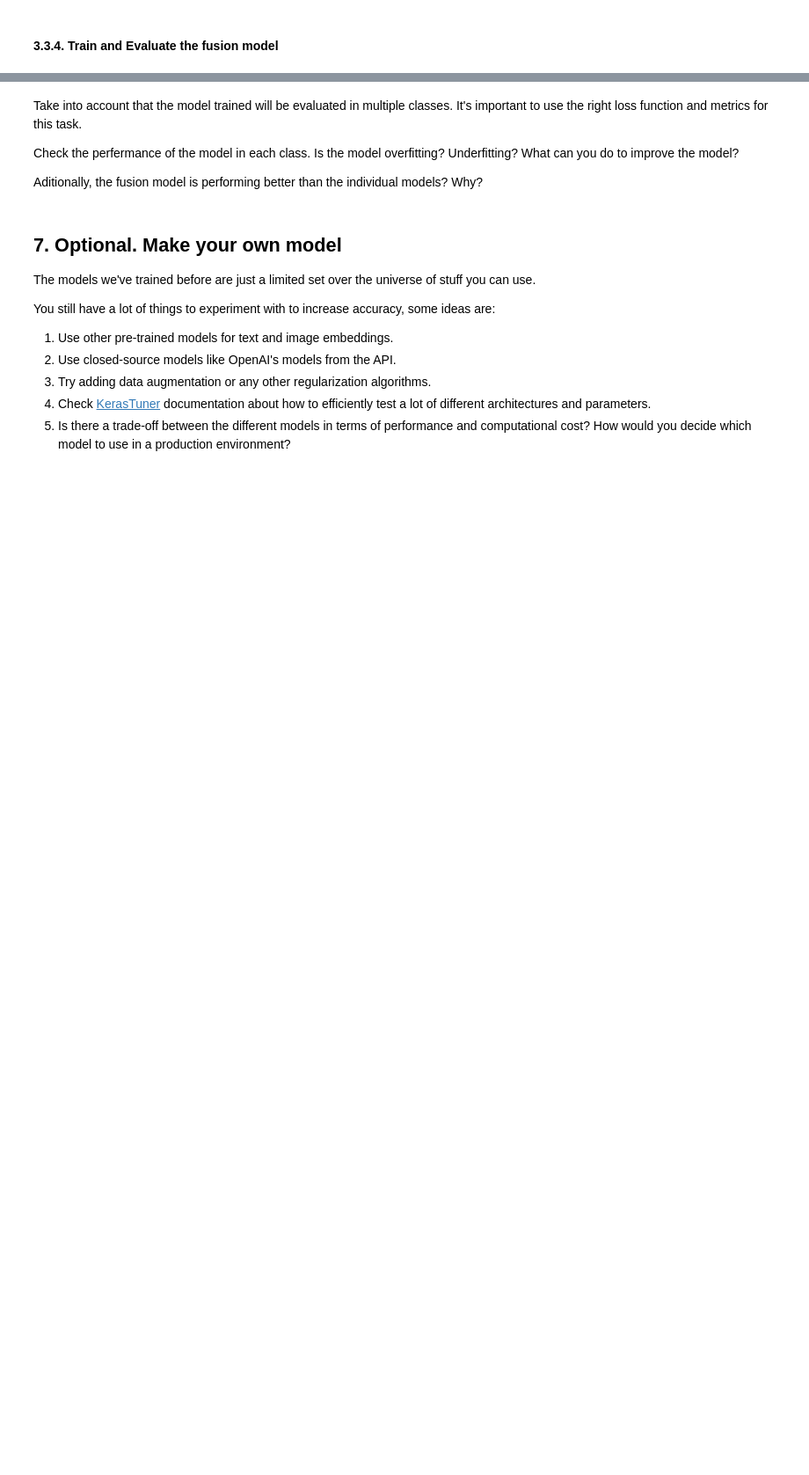
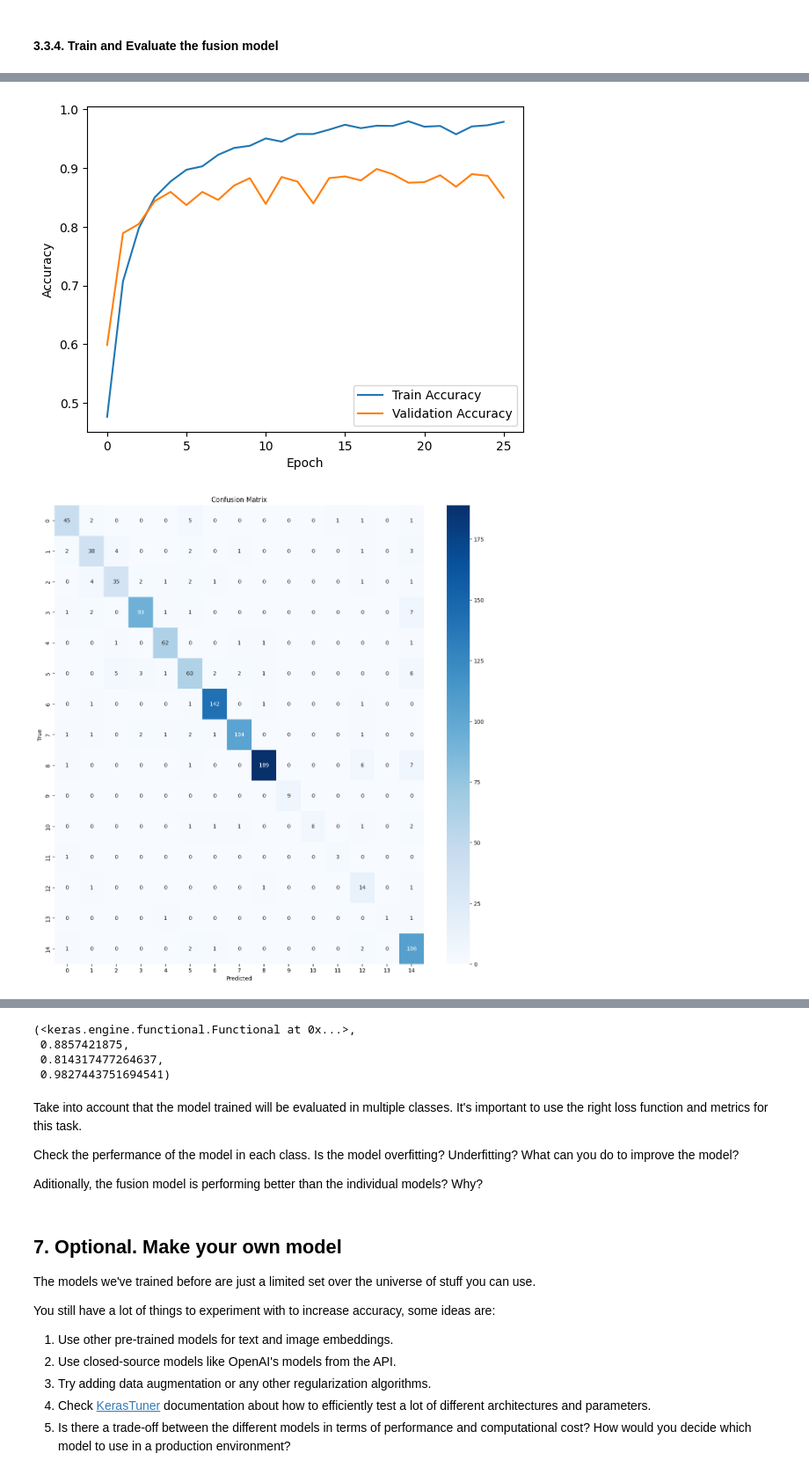
Before and after one commit to ecarracedo/anyone-sprint4, a Jupyter notebook: AnyoneAI - Sprint Project 04 copy.ipynb, the cells around one changed output, grey strips where cells are left out. Shown at 88% size. Drawn from its saved outputs; the diff is of its cells as text; code cells hidden in the pictures; blank space fills up the shorter version.

```diff
--- a/AnyoneAI - Sprint Project 04 copy.ipynb
+++ b/AnyoneAI - Sprint Project 04 copy.ipynb
@@ -622,7 +672,7 @@ train_mlp(train_dataset, test_dataset,
             text_input_size=text_input_size,
             image_input_size=image_input_size,
             output_size=output_size,
-            num_epochs=50,
+            num_epochs=75,
             report=True,
             lr=0.001,
             set_weights=True,
@@ -630,3 +680,4 @@ train_mlp(train_dataset, test_dataset,
             p=0.2,
             seed=42,
             patience=10)
+# %% [output]
@@ -632,0 +701,2 @@ train_mlp(train_dataset, test_dataset,
+[figure, added]
+[figure, added]
@@ -633,3 +721,7 @@ train_mlp(train_dataset, test_dataset,
+(<keras.engine.functional.Functional at 0x...>,
+ 0.8857421875,
+ 0.814317477264637,
+ 0.9827443751694541)
 # %% [markdown]
 Take into account that the model trained will be evaluated in multiple classes. It's important to use the right loss function and metrics for this task.
 
```
Also changed, not shown: parts of 8 cells of this notebook, 5 other files.
